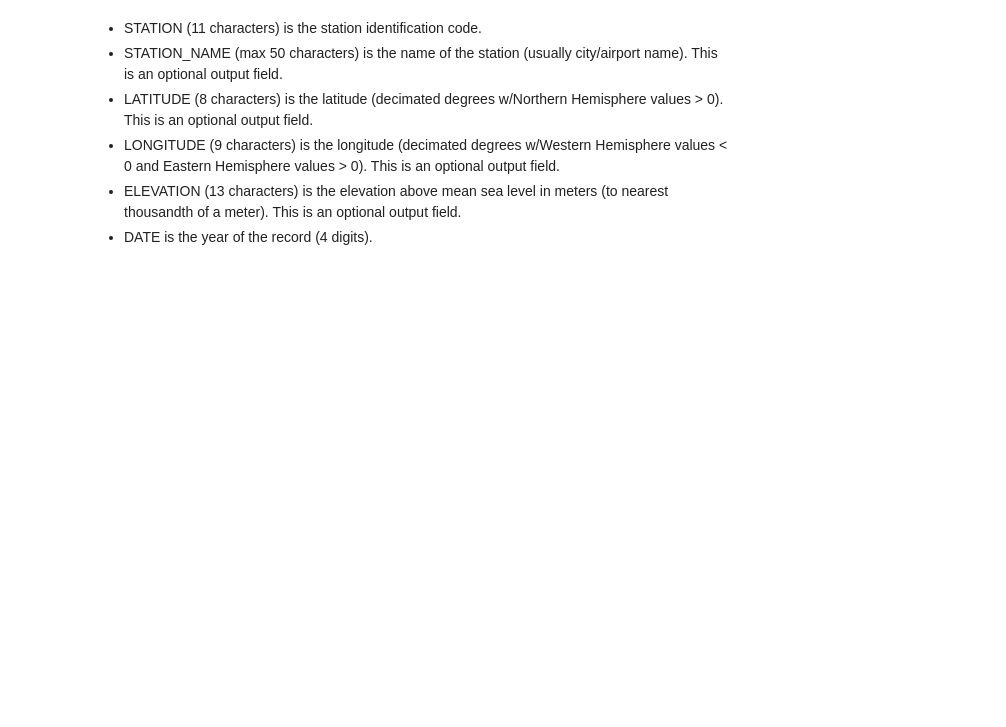
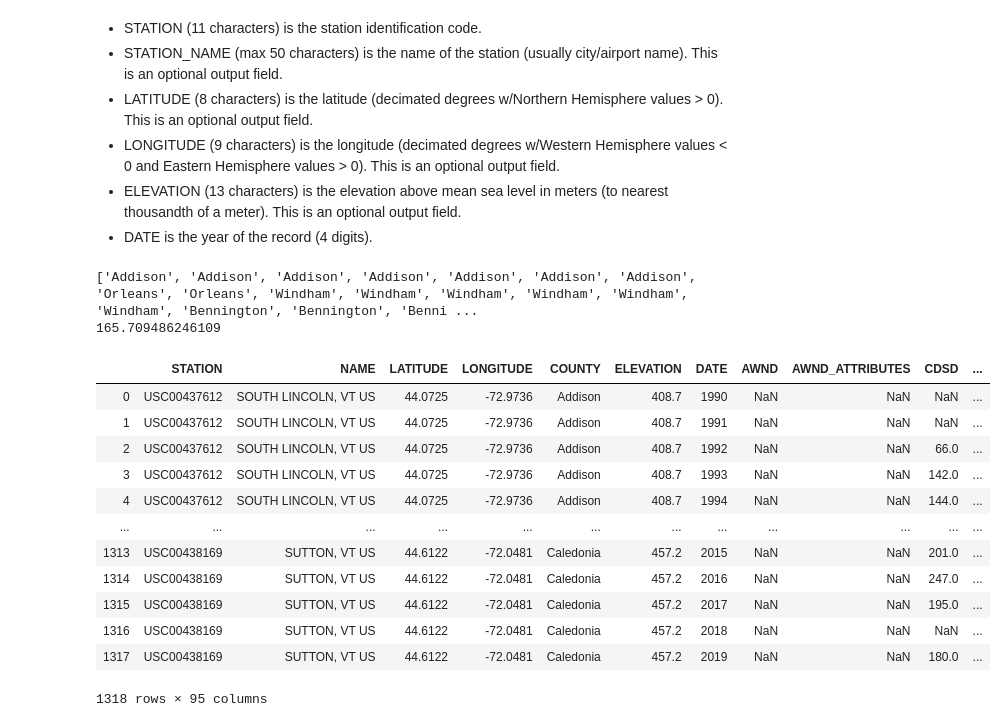
Before and after one commit to victor-alves/MapleSyrupAnalysis, a Jupyter notebook: src/data cleaning/env cleaning.ipynb, the cells around one changed output. Cells and saved outputs as stored; diff of their text form; code cells hidden in the pictures; blank space fills up the shorter version.

Commit message:
added counties to the environment data
Signed-off-by: Adam DeCosta <adam@decosta.io>

```diff
--- a/src/data cleaning/env cleaning.ipynb
+++ b/src/data cleaning/env cleaning.ipynb
@@ -23,3 +25,39 @@ data.head()
 - LONGITUDE (9 characters) is the longitude (decimated degrees w/Western Hemisphere values < 0 and Eastern Hemisphere values > 0). This is an optional output field.
 - ELEVATION (13 characters) is the elevation above mean sea level in meters (to nearest thousandth of a meter). This is an optional output field.
 - DATE is the year of the record (4 digits).
+# %%
+new_data = data.copy(deep=True)
+# %%
+tmp = new_data.loc[[0], ['LATITUDE', 'LONGITUDE']]
+lat, long = None, None
+counties = []
+start = time.time()
+for i, j in new_data.iterrows():
+    lat, long = j.loc[['LATITUDE', 'LONGITUDE']]
+    payload = {'latitude': lat, 'longitude': long, 'format': 'json'}
+    r = requests.get('https://geo.fcc.gov/api/census/area', params=payload).json()
+    county = r['County']['name']
+    counties.append(county)
+print(counties)
+new_data.insert(4, "COUNTY", counties, True)
+new_data.head()
+print(time.time() - start)
+# %% [output]
+['Addison', 'Addison', 'Addison', 'Addison', 'Addison', 'Addison', 'Addison', 'Orleans', 'Orleans', 'Windham', 'Windham', 'Windham', 'Windham', 'Windham', 'Windham', 'Bennington', 'Bennington', 'Benni ...
+165.709486246109
+# %%
+new_data
+# %% [output]
+|  | STATION | NAME | LATITUDE | LONGITUDE | COUNTY | ELEVATION | DATE | AWND | AWND_ATTRIBUTES | CDSD | ... |
+| 0 | USC00437612 | SOUTH LINCOLN, VT US | 44.0725 | -72.9736 | Addison | 408.7 | 1990 | NaN | NaN | NaN | ... |
+| 1 | USC00437612 | SOUTH LINCOLN, VT US | 44.0725 | -72.9736 | Addison | 408.7 | 1991 | NaN | NaN | NaN | ... |
+| 2 | USC00437612 | SOUTH LINCOLN, VT US | 44.0725 | -72.9736 | Addison | 408.7 | 1992 | NaN | NaN | 66.0 | ... |
+| 3 | USC00437612 | SOUTH LINCOLN, VT US | 44.0725 | -72.9736 | Addison | 408.7 | 1993 | NaN | NaN | 142.0 | ... |
+| 4 | USC00437612 | SOUTH LINCOLN, VT US | 44.0725 | -72.9736 | Addison | 408.7 | 1994 | NaN | NaN | 144.0 | ... |
+| ... | ... | ... | ... | ... | ... | ... | ... | ... | ... | ... | ... |
+| 1313 | USC00438169 | SUTTON, VT US | 44.6122 | -72.0481 | Caledonia | 457.2 | 2015 | NaN | NaN | 201.0 | ... |
+| 1314 | USC00438169 | SUTTON, VT US | 44.6122 | -72.0481 | Caledonia | 457.2 | 2016 | NaN | NaN | 247.0 | ... |
+| 1315 | USC00438169 | SUTTON, VT US | 44.6122 | -72.0481 | Caledonia | 457.2 | 2017 | NaN | NaN | 195.0 | ... |
+| 1316 | USC00438169 | SUTTON, VT US | 44.6122 | -72.0481 | Caledonia | 457.2 | 2018 | NaN | NaN | NaN | ... |
+| 1317 | USC00438169 | SUTTON, VT US | 44.6122 | -72.0481 | Caledonia | 457.2 | 2019 | NaN | NaN | 180.0 | ... |
+1318 rows × 95 columns
```
Also changed, not shown: parts of 2 cells of this notebook, 1 other file.
